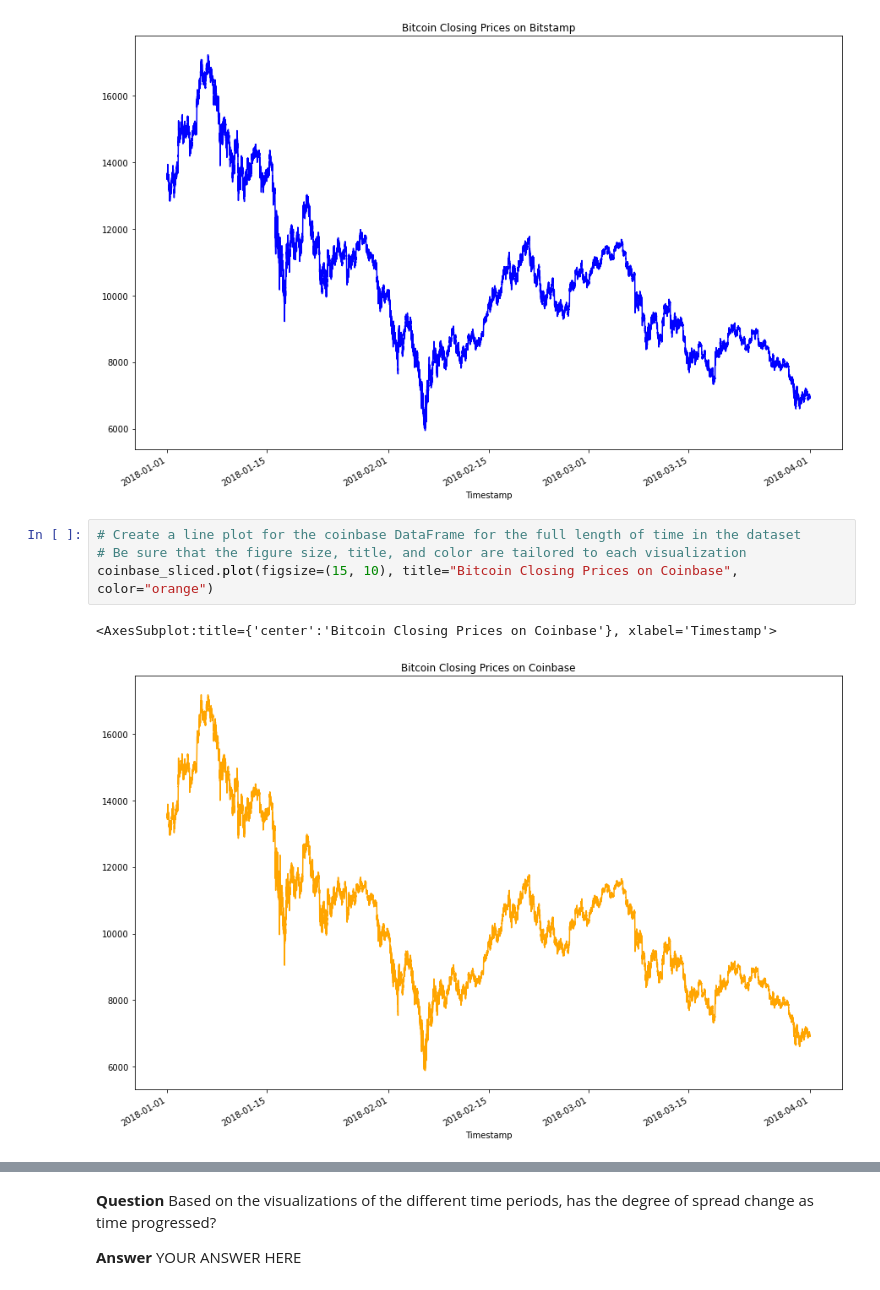
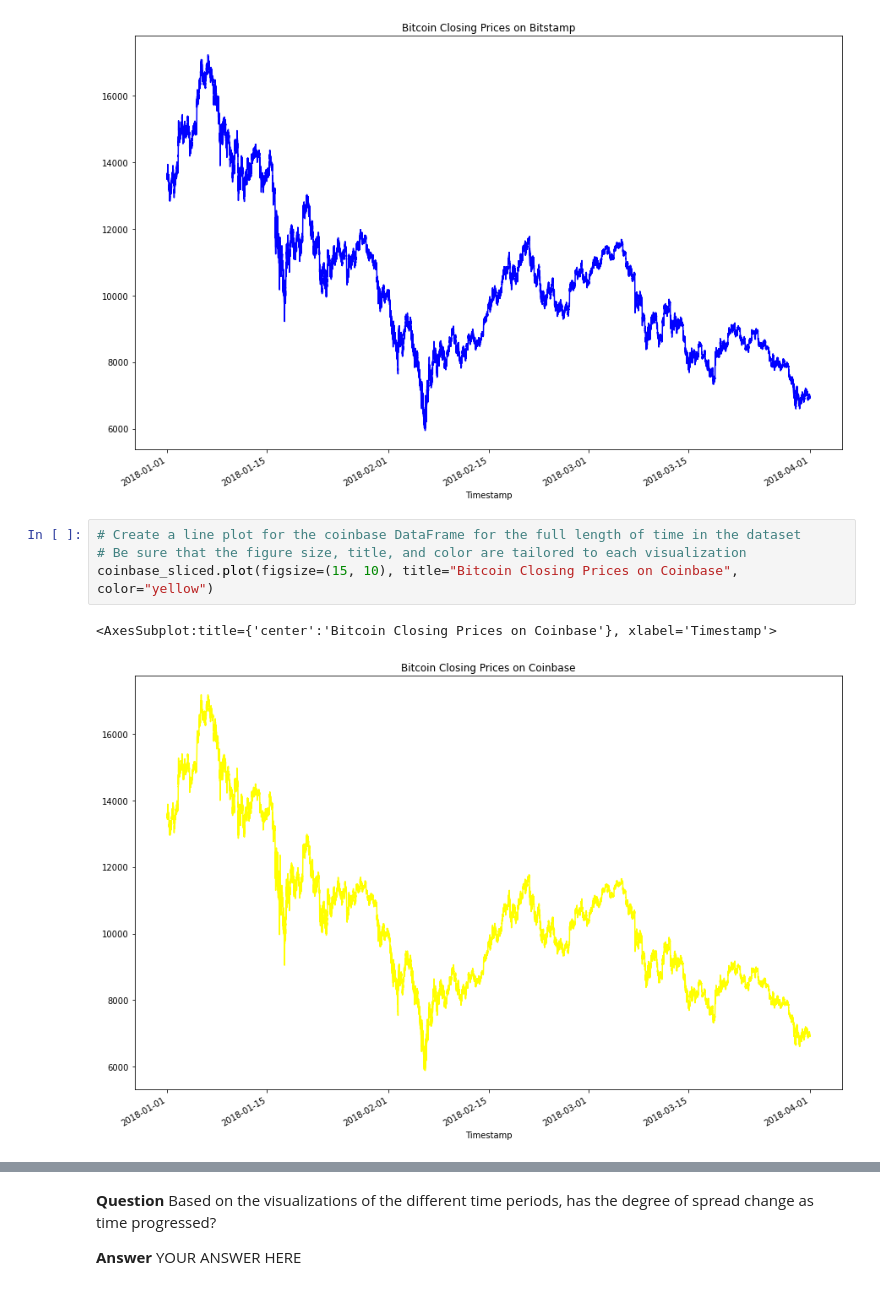
Before and after one commit to jasonbucks/Module_3, a Jupyter notebook: crypto_arbitrage.ipynb, the cells around one changed output, grey strips where cells are left out. Drawn from its saved outputs; the diff is of its cells as text.

```diff
--- a/crypto_arbitrage.ipynb
+++ b/crypto_arbitrage.ipynb
@@ -298,10 +298,10 @@ bitstamp_sliced.plot(figsize=(15, 10), title="Bitcoin Closing Prices on Bitstamp
 # %%
 # Create a line plot for the coinbase DataFrame for the full length of time in the dataset
 # Be sure that the figure size, title, and color are tailored to each visualization
-coinbase_sliced.plot(figsize=(15, 10), title="Bitcoin Closing Prices on Coinbase", color="orange")
+coinbase_sliced.plot(figsize=(15, 10), title="Bitcoin Closing Prices on Coinbase", color="yellow")
 # %% [output]
 <AxesSubplot:title={'center':'Bitcoin Closing Prices on Coinbase'}, xlabel='Timestamp'>
-[figure, old version]
+[figure, new version]
 # %%
 # Overlay the visualizations for the bitstamp and coinbase DataFrames in one plot
 # The plot should visualize the prices over the full lenth of the dataset
```
Also changed, not shown: parts of 14 cells of this notebook, 1 other file.
